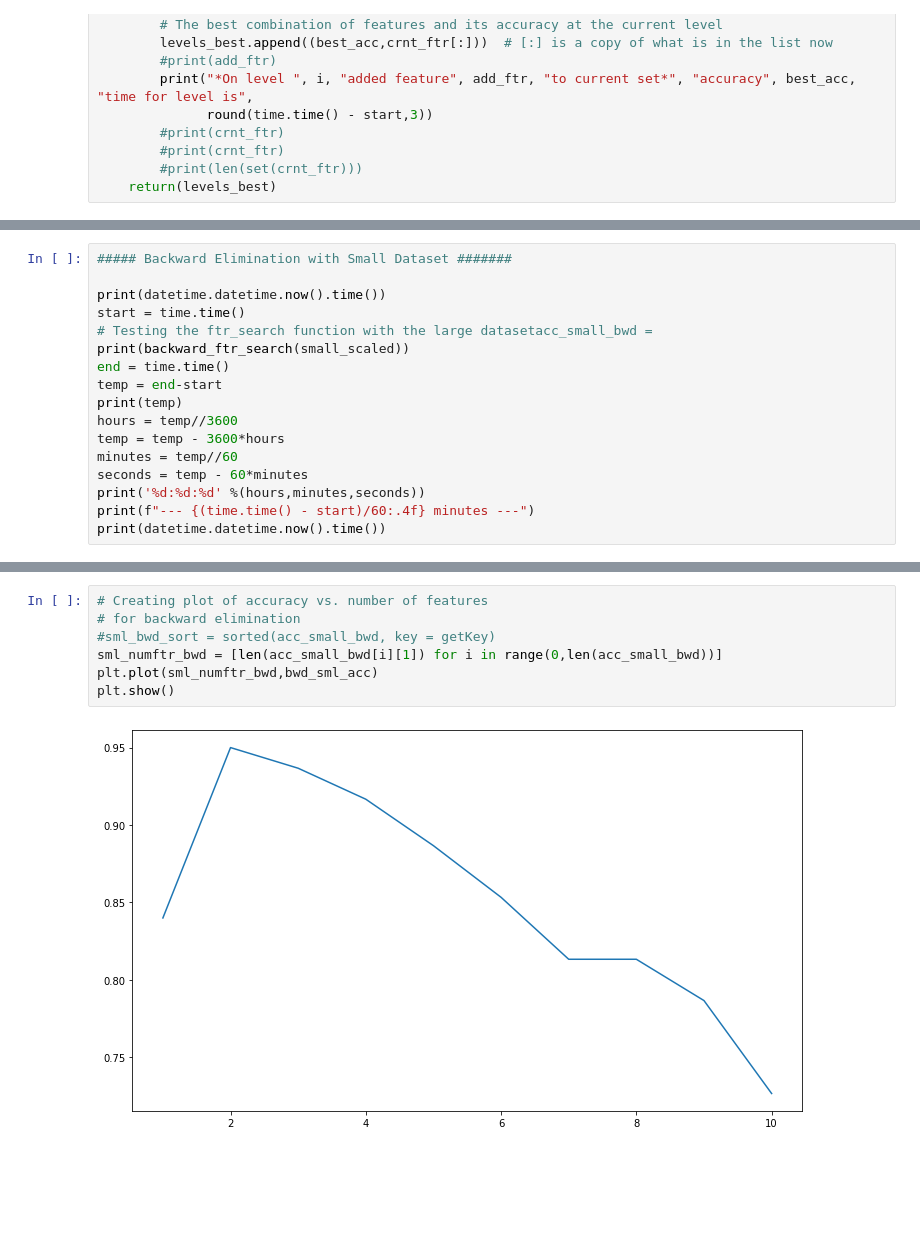
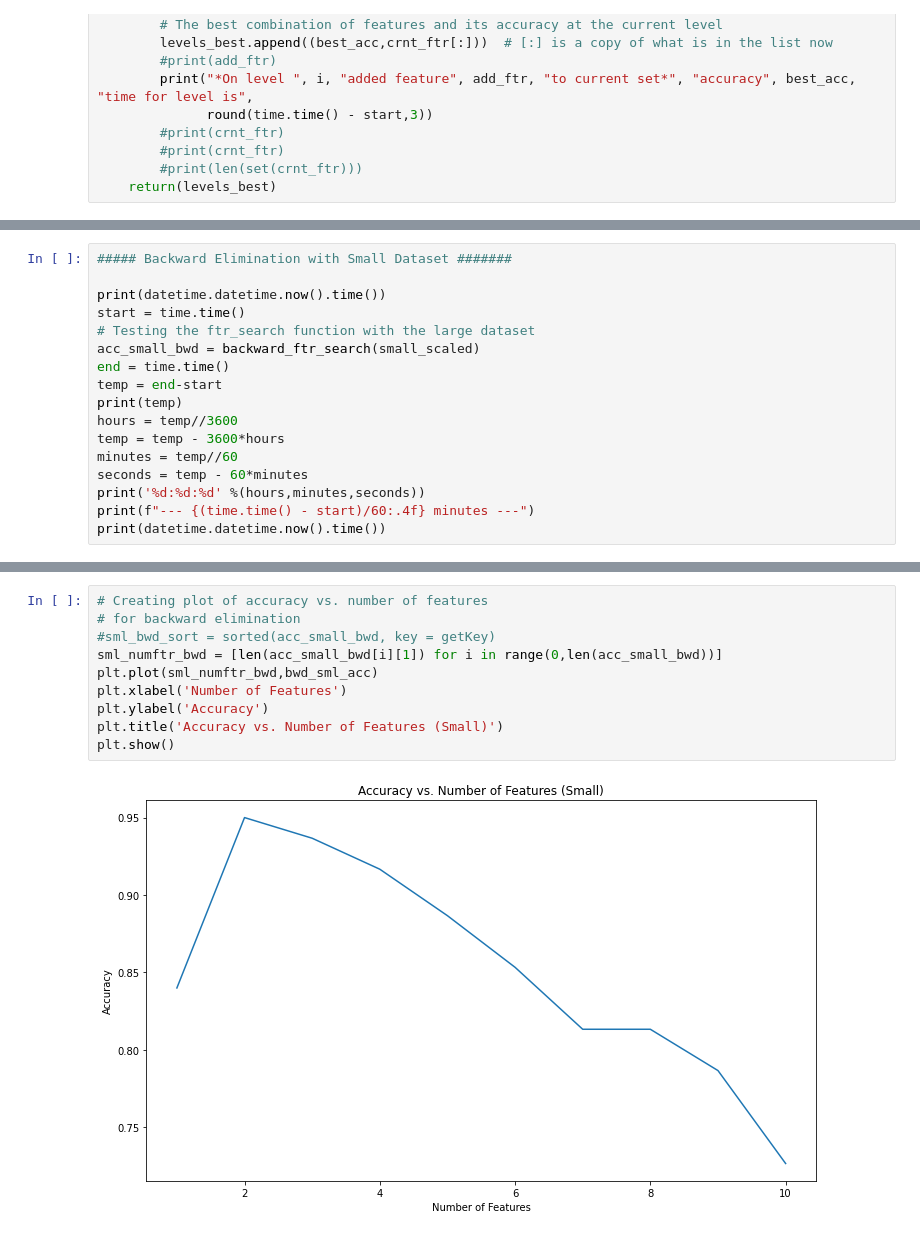
Before and after one commit to nirvolo/kNN-Feature-Search, a Jupyter notebook: kNN_Search_Code.ipynb, the cells around one changed output, grey strips where cells are left out. Cells and saved outputs as stored; diff of their text form; blank space fills up the shorter version.

```diff
--- a/kNN_Search_Code.ipynb
+++ b/kNN_Search_Code.ipynb
@@ -242,8 +247,8 @@ def backward_ftr_search(mat):
 
 print(datetime.datetime.now().time())
 start = time.time()
-# Testing the ftr_search function with the large datasetacc_small_bwd =
-print(backward_ftr_search(small_scaled))
+# Testing the ftr_search function with the large dataset
+acc_small_bwd = backward_ftr_search(small_scaled)
 end = time.time()
 temp = end-start
 print(temp)
@@ -297,9 +291,12 @@ plt.show()
 # %%
 # Creating plot of accuracy vs. number of features
 # for backward elimination
 #sml_bwd_sort = sorted(acc_small_bwd, key = getKey)
 sml_numftr_bwd = [len(acc_small_bwd[i][1]) for i in range(0,len(acc_small_bwd))]
 plt.plot(sml_numftr_bwd,bwd_sml_acc)
+plt.xlabel('Number of Features')
+plt.ylabel('Accuracy')
+plt.title('Accuracy vs. Number of Features (Small)')
 plt.show()
 # %% [output]
-[figure, old version]
+[figure, new version]
```
Also changed, not shown: parts of 20 cells of this notebook.
